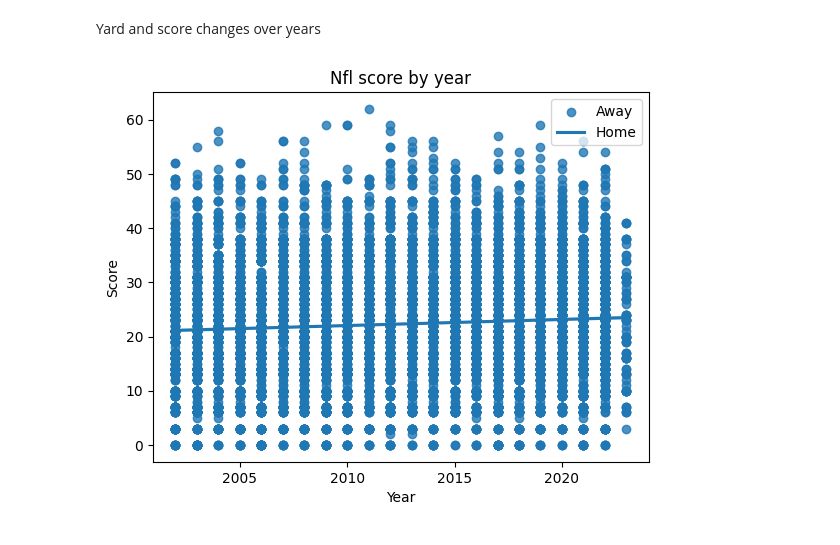
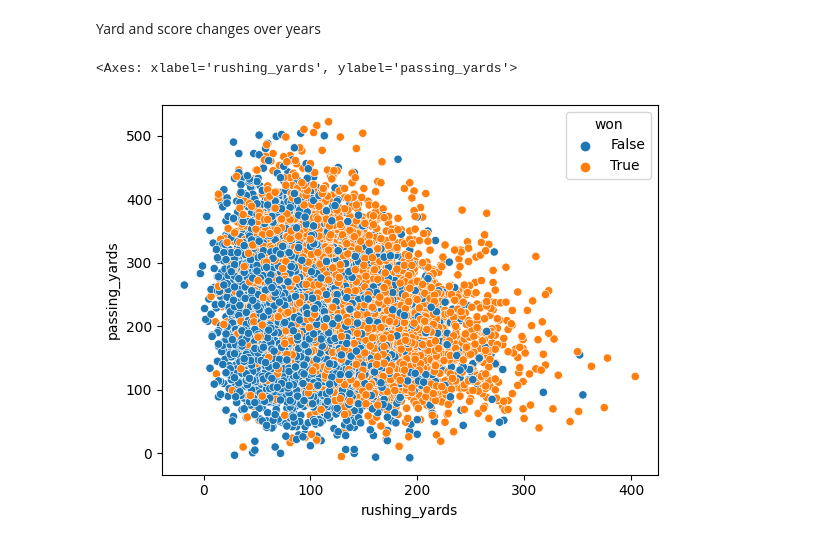
Before and after one commit to Griffmatt/kaggle, a Jupyter notebook: teamStats.ipynb, the cells around one changed output. Saved outputs shown, nothing was run; the diff lists cells and outputs as text; code cells hidden in the pictures.

```diff
--- a/teamStats.ipynb
+++ b/teamStats.ipynb
@@ -124,11 +121,7 @@ plt.show()
 # %% [markdown]
 Yard and score changes over years
-# %%
-sns.lmplot(score_melt, x="year", y="value", hue="variable")
-plt.xlabel("Year")
-plt.ylabel("Score")
-plt.title("Nfl score by year")
-plt.legend(labels=['Away', 'Home'])
-plt.show()
-# %% [output]
-[figure, removed]
+# %%
+sns.scatterplot(df, x="rushing_yards", y="passing_yards", hue="won")
+# %% [output]
+<Axes: xlabel='rushing_yards', ylabel='passing_yards'>
+[figure, added]
```
Also changed, not shown: parts of 17 cells of this notebook.
